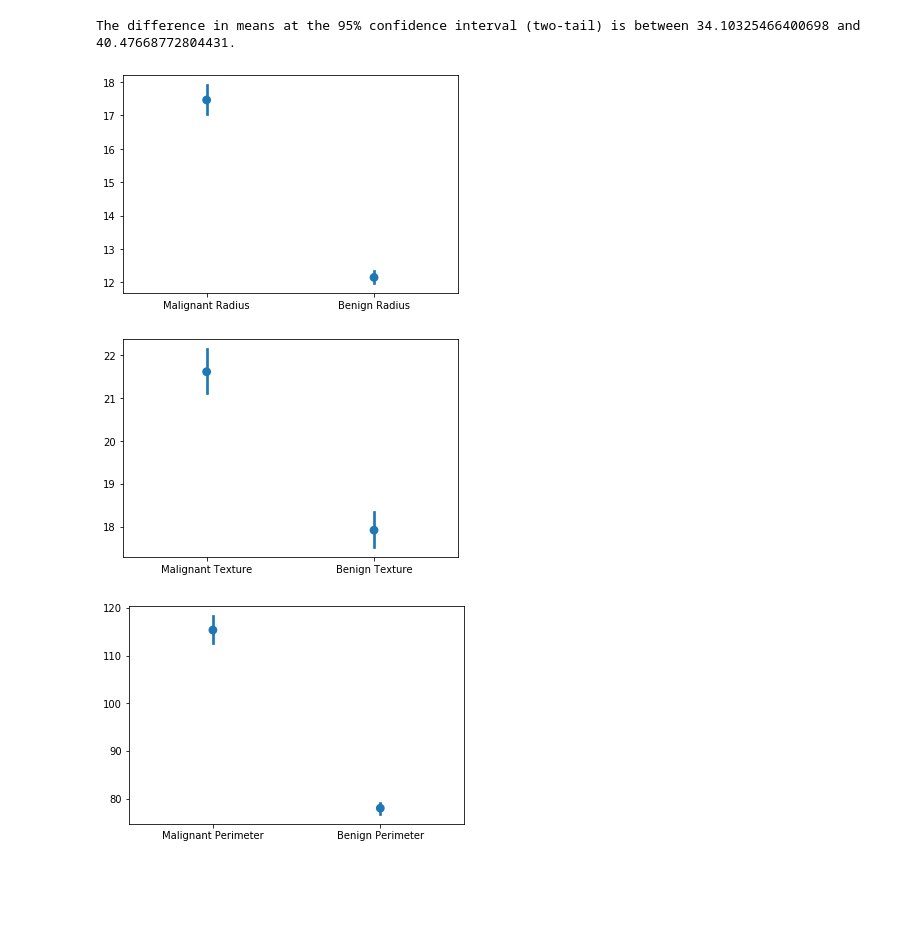
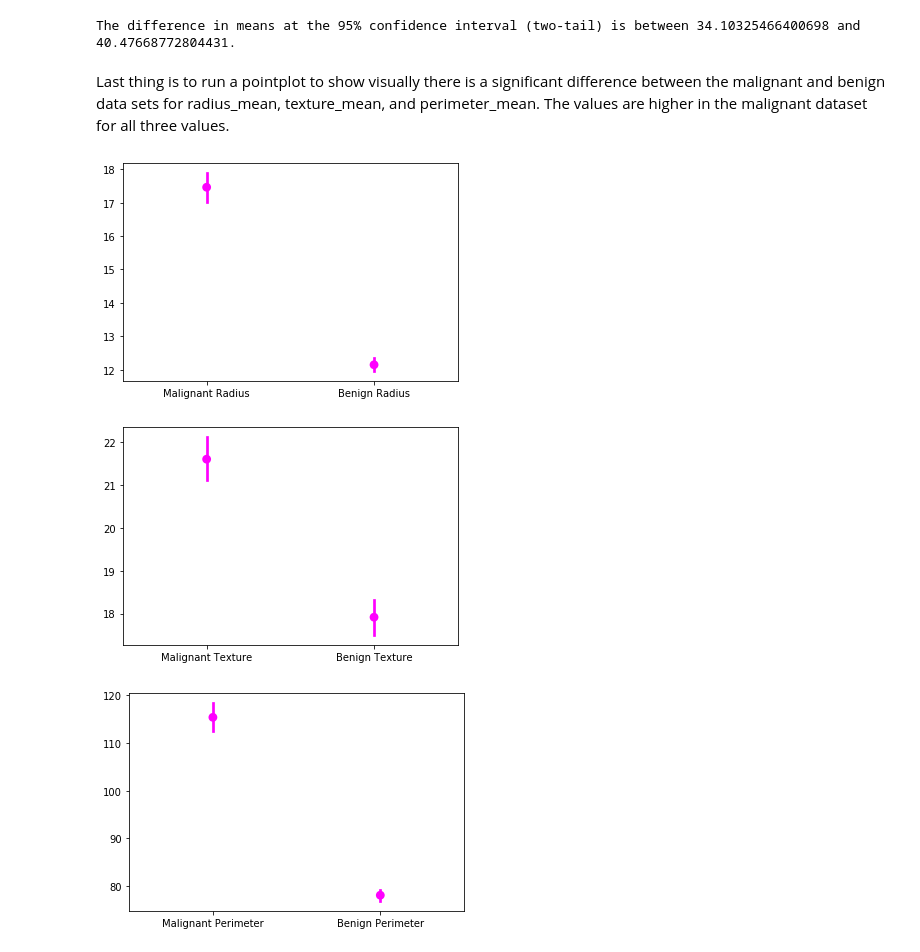
Before and after one commit to brianfarrelly/data, a Jupyter notebook: report_cap1.ipynb, the cells around one changed output. Cells and saved outputs as stored; diff of their text form; code cells hidden in the pictures; blank space fills up the shorter version.

```diff
--- a/report_cap1.ipynb
+++ b/report_cap1.ipynb
@@ -262,0 +32,4 @@ Ttest_indResult(statistic=26.405212979192665, pvalue=8.43625103617473e-101)
+# %%
+PATH = 'https://raw.githubusercontent.com/brianfarrelly/data/master/breast_cancer_WI.csv'
+bcdata = pd.read_csv(PATH)
+bcdata.info()
@@ -262,0 +211,4 @@ Ttest_indResult(statistic=26.405212979192665, pvalue=8.43625103617473e-101)
+# %%
+bcdata_M = bcdata[bcdata['diagnosis']== 'M']
+
+bcdata_B = bcdata[bcdata['diagnosis']== 'B']
@@ -287,23 +493,28 @@ print(get_95_ci(breast_data_B['perimeter_mean'], breast_data_M['perimeter_mean']
 # %% [output]
 The difference in means at the 95% confidence interval (two-tail) is between 34.10325466400698 and 40.47668772804431.
+# %% [markdown]
+Last thing is to run a pointplot to show visually there is a significant difference between the malignant and benign data sets for radius_mean, texture_mean, and perimeter_mean. The values are higher in the malignant dataset for all three values.
 # %%
-g = sns.pointplot(data=[breast_data_M['radius_mean'], breast_data_B['radius_mean']], join=False)
+g = sns.pointplot(data=[bcdata_M['radius_mean'], bcdata_B['radius_mean']],
+                  join=False, color='magenta')
 
 g.set(xticklabels = ['Malignant Radius', 'Benign Radius'])
 plt.show()
 # %% [output]
-[figure, old version]
+[figure, new version]
 # %%
-g = sns.pointplot(data=[breast_data_M['texture_mean'], breast_data_B['texture_mean']], join=False)
+g = sns.pointplot(data=[bcdata_M['texture_mean'], bcdata_B['texture_mean']],
+                  join=False, color='magenta')
 
 g.set(xticklabels = ['Malignant Texture', 'Benign Texture'])
 plt.show()
 # %% [output]
-[figure, old version]
+[figure, new version]
 # %%
-g = sns.pointplot(data=[breast_data_M['perimeter_mean'], breast_data_B['perimeter_mean']], join=False)
+g = sns.pointplot(data=[bcdata_M['perimeter_mean'], bcdata_B['perimeter_mean']],
+                  join=False, color='magenta')
 
 g.set(xticklabels = ['Malignant Perimeter', 'Benign Perimeter'])
 plt.show()
 # %% [output]
-[figure, old version]
+[figure, new version]
```
Also changed, not shown: parts of 137 cells of this notebook.
